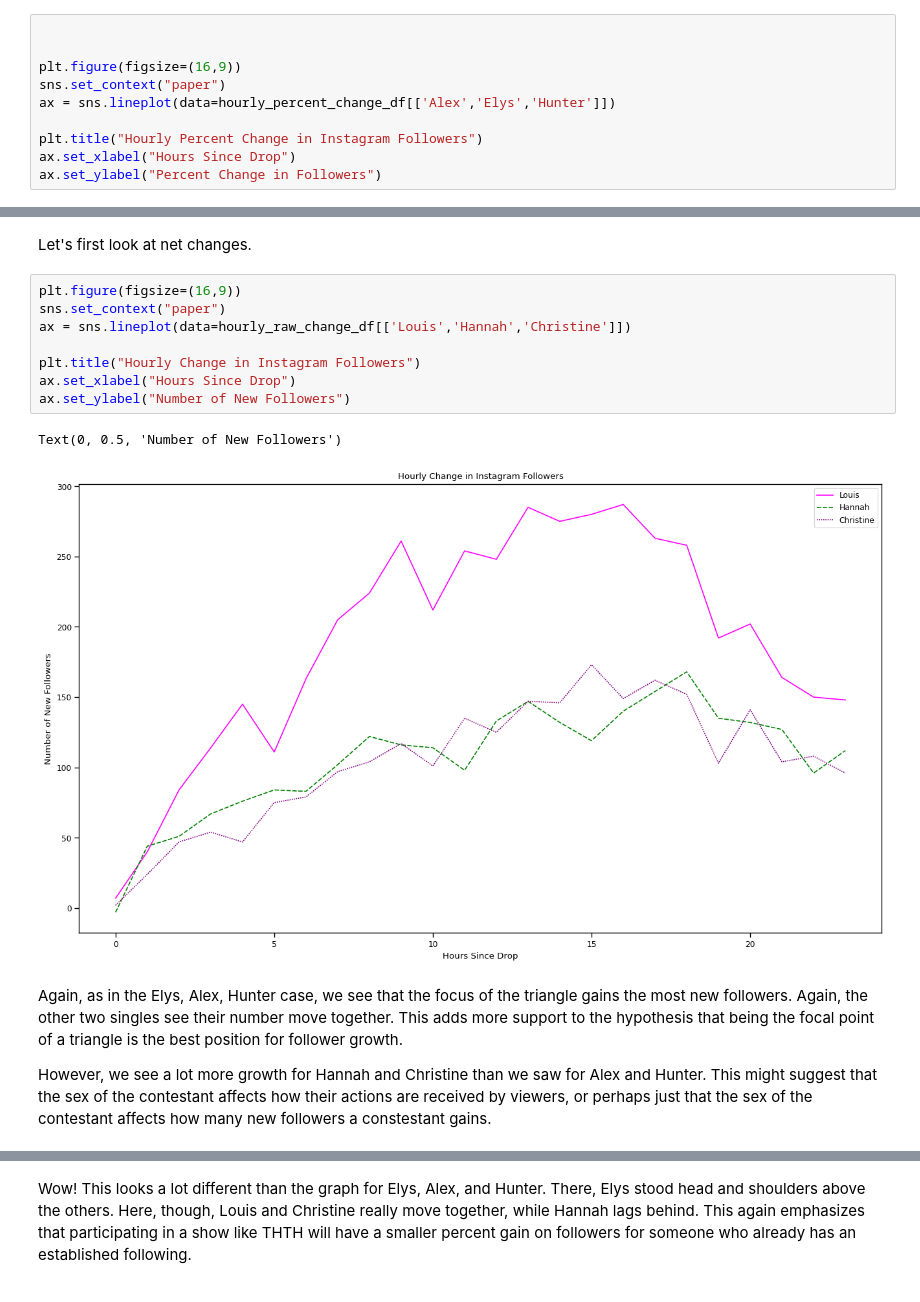
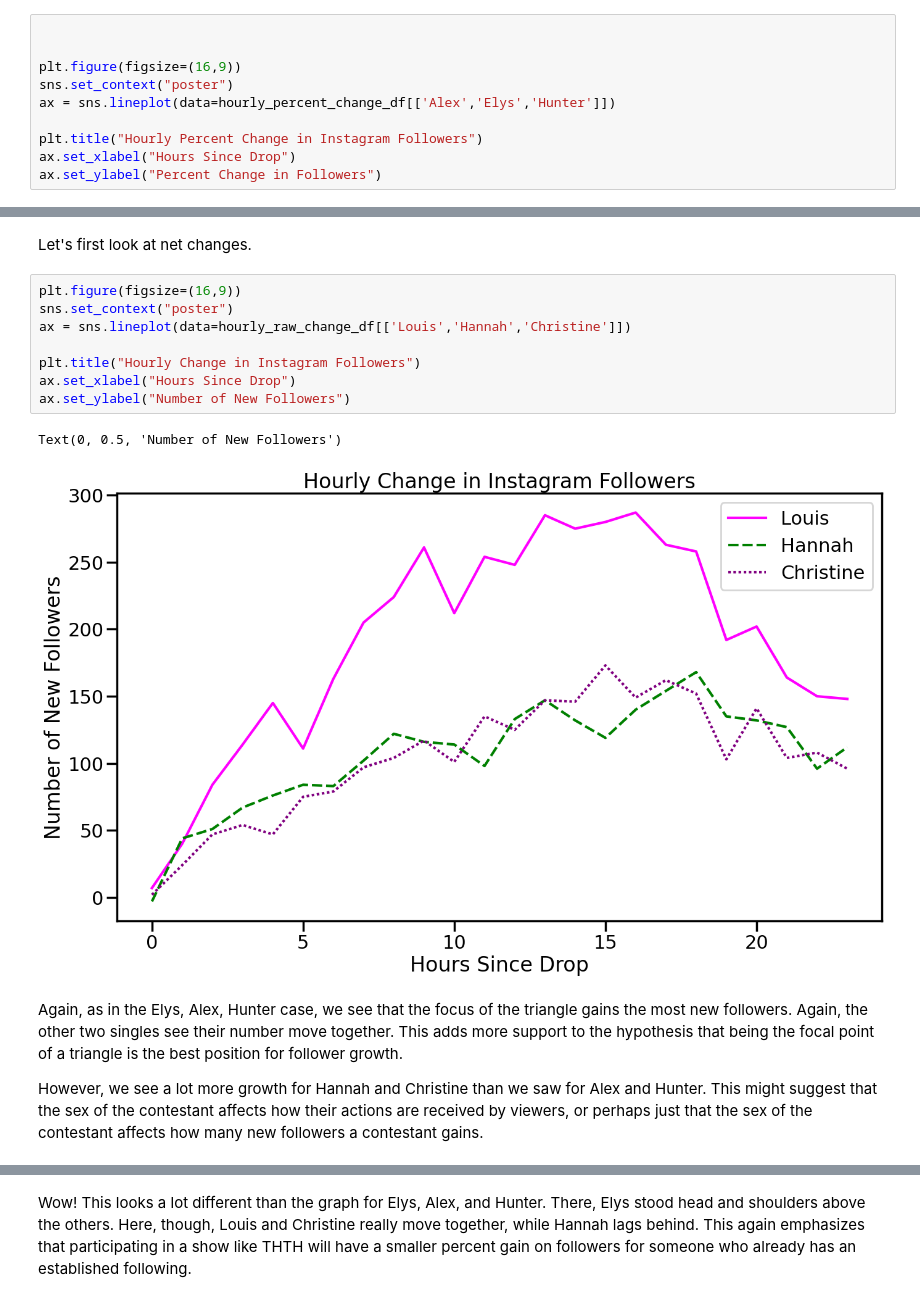
Before and after one commit to cecilylynn/TooHotToHandleS05-DataProjects, a Jupyter notebook: Data_Exploration_and_Visualization_of_THTHS05_Follower_Counts_24_Hours_After_Drop.ipynb, the cells around one changed output, grey strips where cells are left out. Saved outputs shown, nothing was run; the diff lists cells and outputs as text.

```diff
--- a/Data_Exploration_and_Visualization_of_THTHS05_Follower_Counts_24_Hours_After_Drop.ipynb
+++ b/Data_Exploration_and_Visualization_of_THTHS05_Follower_Counts_24_Hours_After_Drop.ipynb
@@ -302,7 +302,7 @@ We can see that Alex, Elys, and Hunter had a similar number of followers to begi
 
 
 plt.figure(figsize=(16,9))
-sns.set_context("paper")
+sns.set_context("poster")
 ax = sns.lineplot(data=hourly_percent_change_df[['Alex','Elys','Hunter']])
 
 plt.title("Hourly Percent Change in Instagram Followers")
@@ -345,19 +345,19 @@ We can see that Hannah came in with far more followers than Louis and Christine.
 Let's first look at net changes.
 # %%
 plt.figure(figsize=(16,9))
-sns.set_context("paper")
+sns.set_context("poster")
 ax = sns.lineplot(data=hourly_raw_change_df[['Louis','Hannah','Christine']])
 
 plt.title("Hourly Change in Instagram Followers")
 ax.set_xlabel("Hours Since Drop")
 ax.set_ylabel("Number of New Followers")
 # %% [output]
 Text(0, 0.5, 'Number of New Followers')
-[figure, old version]
+[figure, new version]
 # %% [markdown]
 Again, as in the Elys, Alex, Hunter case, we see that the focus of the triangle gains the most new followers. Again, the other two singles see their number move together. This adds more support to the hypothesis that being the focal point of a triangle is the best position for follower growth.
 
 
-However, we see a lot more growth for Hannah and Christine than we saw for Alex and Hunter. This might suggest that the sex of the contestant affects how their actions are received by viewers, or perhaps just that the sex of the contestant affects how many new followers a constestant gains.
+However, we see a lot more growth for Hannah and Christine than we saw for Alex and Hunter. This might suggest that the sex of the contestant affects how their actions are received by viewers, or perhaps just that the sex of the contestant affects how many new followers a contestant gains.
 # %%
 plt.figure(figsize=(16,9))
```
Also changed, not shown: parts of 4 cells of this notebook.
